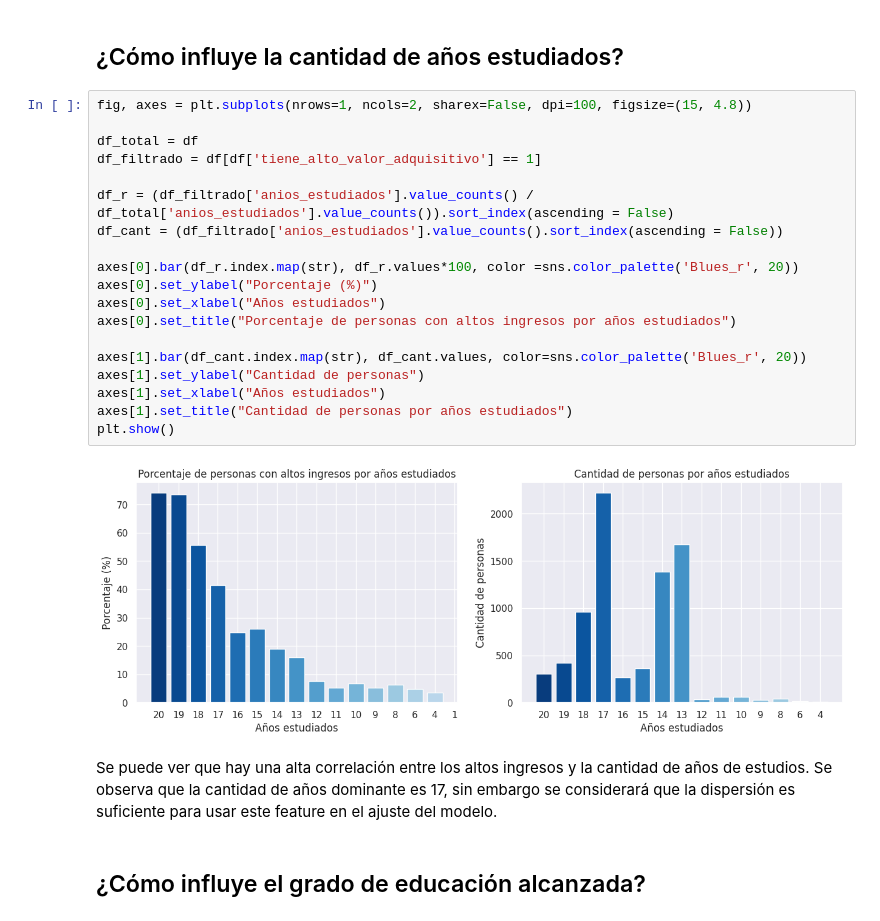
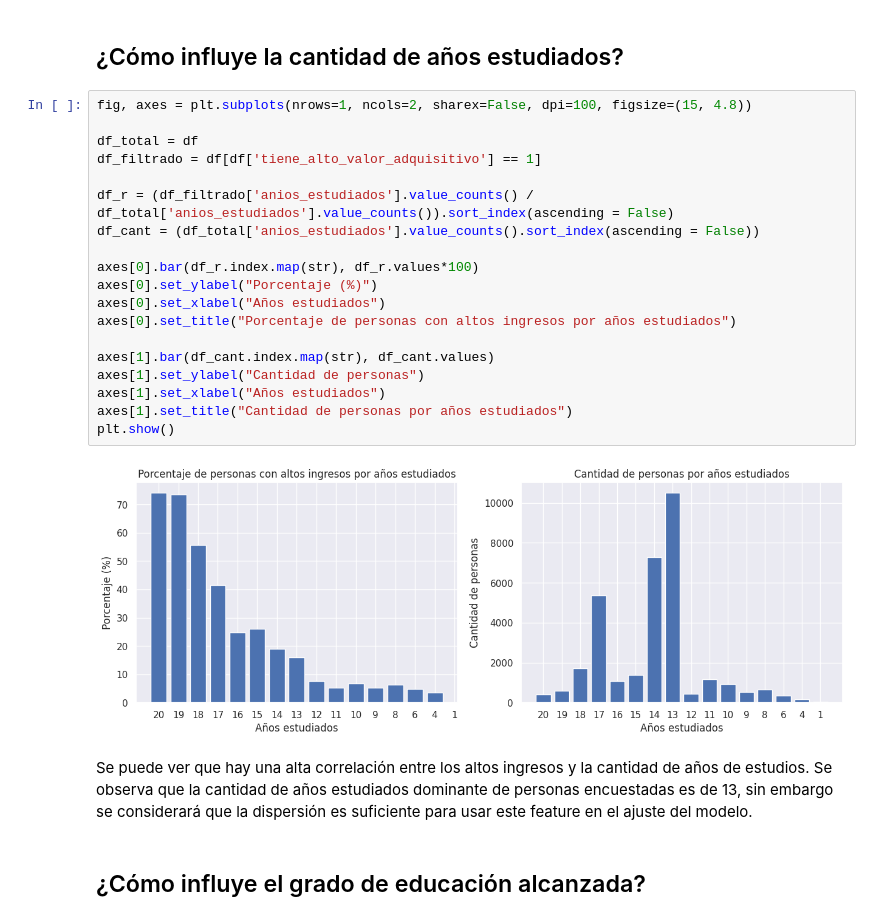
Before and after one commit to TomasArrachea/TP-Organizacion-de-Datos, a Jupyter notebook: informe.ipynb, the cells around one changed output. Drawn from its saved outputs; the diff is of its cells as text.

```diff
--- a/informe.ipynb
+++ b/informe.ipynb
@@ -238,26 +242,26 @@ plt.show()
 # %%
 fig, axes = plt.subplots(nrows=1, ncols=2, sharex=False, dpi=100, figsize=(15, 4.8))
 
 df_total = df
 df_filtrado = df[df['tiene_alto_valor_adquisitivo'] == 1]
 
 df_r = (df_filtrado['anios_estudiados'].value_counts() / df_total['anios_estudiados'].value_counts()).sort_index(ascending = False)
-df_cant = (df_filtrado['anios_estudiados'].value_counts().sort_index(ascending = False))
+df_cant = (df_total['anios_estudiados'].value_counts().sort_index(ascending = False))
 
-axes[0].bar(df_r.index.map(str), df_r.values*100, color =sns.color_palette('Blues_r', 20))
+axes[0].bar(df_r.index.map(str), df_r.values*100)
 axes[0].set_ylabel("Porcentaje (%)")
 axes[0].set_xlabel("Años estudiados")
 axes[0].set_title("Porcentaje de personas con altos ingresos por años estudiados")
 
-axes[1].bar(df_cant.index.map(str), df_cant.values, color=sns.color_palette('Blues_r', 20))
+axes[1].bar(df_cant.index.map(str), df_cant.values)
 axes[1].set_ylabel("Cantidad de personas")
 axes[1].set_xlabel("Años estudiados")
 axes[1].set_title("Cantidad de personas por años estudiados")
 plt.show()
 # %% [output]
-[figure, old version]
+[figure, new version]
 # %% [markdown]
-Se puede ver que hay una alta correlación entre los altos ingresos y la cantidad de años de estudios. Se observa que la cantidad de años dominante es 17, sin embargo se considerará que la dispersión es suficiente para usar este feature en el ajuste del modelo.
+Se puede ver que hay una alta correlación entre los altos ingresos y la cantidad de años de estudios. Se observa que la cantidad de años estudiados dominante de personas encuestadas es de 13, sin embargo se considerará que la dispersión es suficiente para usar este feature en el ajuste del modelo.
 # %% [markdown]
 ## ¿Cómo influye el grado de educación alcanzada?
 # %% [markdown]
```
Also changed, not shown: parts of 16 cells of this notebook.
